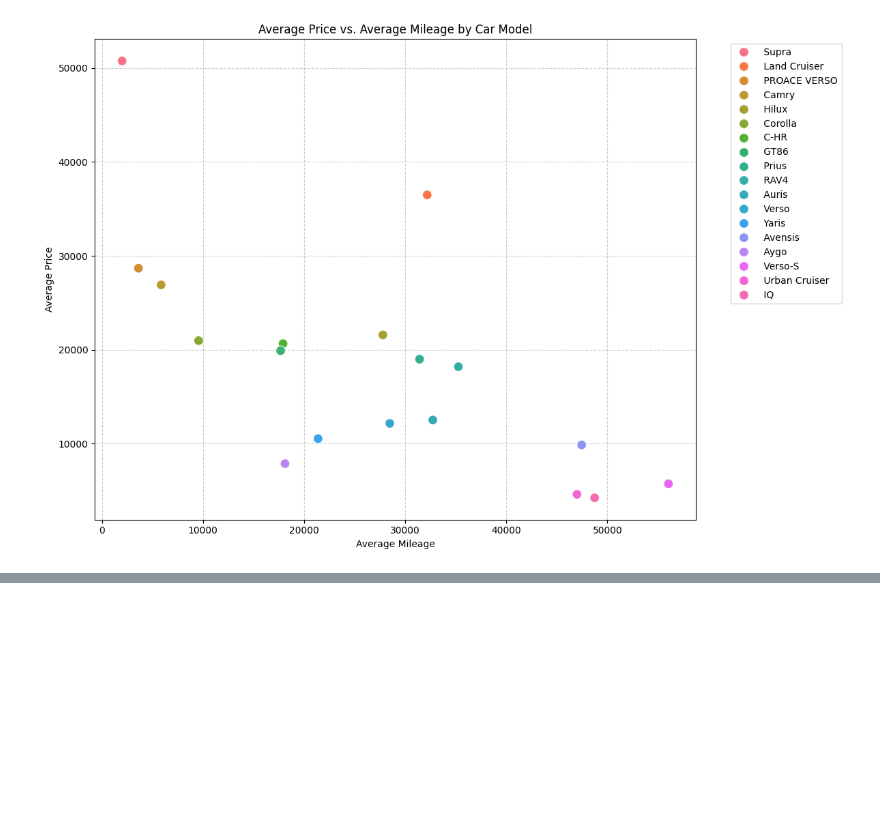
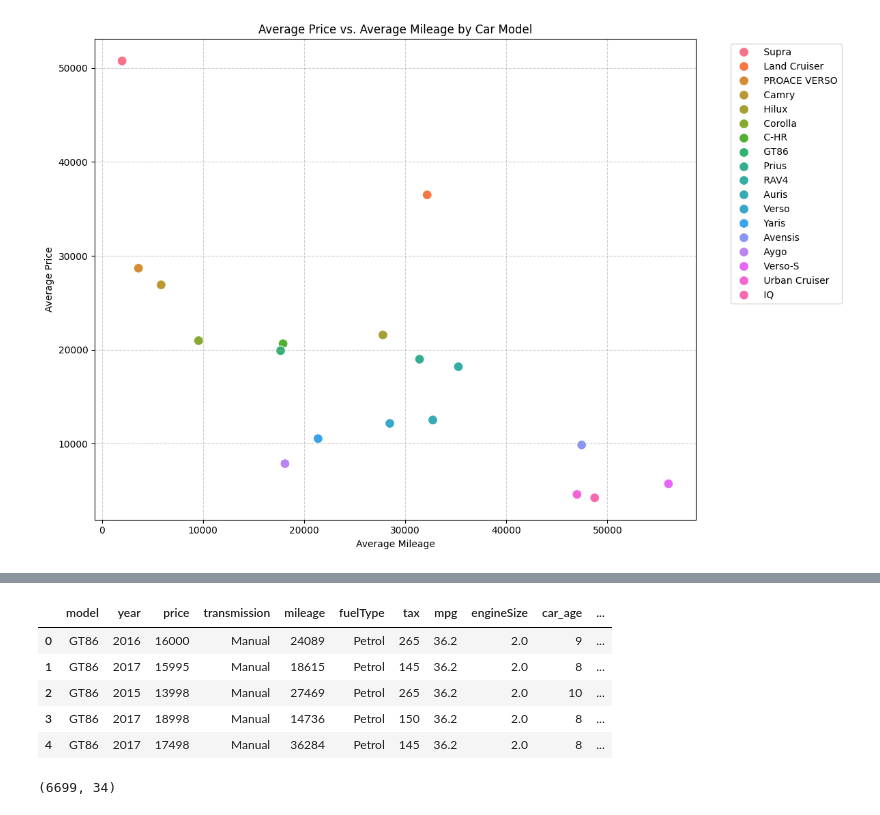
Before and after one commit to kxrrym03/Toyota-Used-Car-Insights, a Jupyter notebook: Toyota.ipynb, the cells around one changed output, grey strips where cells are left out. Drawn from its saved outputs; the diff is of its cells as text; code cells hidden in the pictures; blank space fills up the shorter version.

```diff
--- a/Toyota.ipynb
+++ b/Toyota.ipynb
@@ -241,0 +232,5 @@ plt.show()
+# %%
+from datetime import datetime
+current_year = datetime.now().year
+df['car_age'] = current_year - df['year']
+df.head()
@@ -241,0 +244,19 @@ plt.show()
+# %%
+df['log_mileage'] = np.log1p(df['mileage'])
+df['log_tax'] = np.log1p(df['tax'])
+df['log_mpg'] = np.log1p(df['mpg'])
+df['log_engineSize'] = np.log1p(df['engineSize'])
+df.head()
+# %% [output]
+|  | model | year | price | transmission | mileage | fuelType | tax | mpg | engineSize | car_age | ... |
+| 0 | GT86 | 2016 | 16000 | Manual | 24089 | Petrol | 265 | 36.2 | 2.0 | 9 | ... |
+| 1 | GT86 | 2017 | 15995 | Manual | 18615 | Petrol | 145 | 36.2 | 2.0 | 8 | ... |
+| 2 | GT86 | 2015 | 13998 | Manual | 27469 | Petrol | 265 | 36.2 | 2.0 | 10 | ... |
+| 3 | GT86 | 2017 | 18998 | Manual | 14736 | Petrol | 150 | 36.2 | 2.0 | 8 | ... |
+| 4 | GT86 | 2017 | 17498 | Manual | 36284 | Petrol | 145 | 36.2 | 2.0 | 8 | ... |
+# %%
+df = pd.get_dummies(df, columns=['model', 'transmission', 'fuelType'], drop_first=True)
+df.head()
+df.shape
+# %% [output]
+(6699, 34)
```
Also changed, not shown: parts of 3 cells of this notebook.
